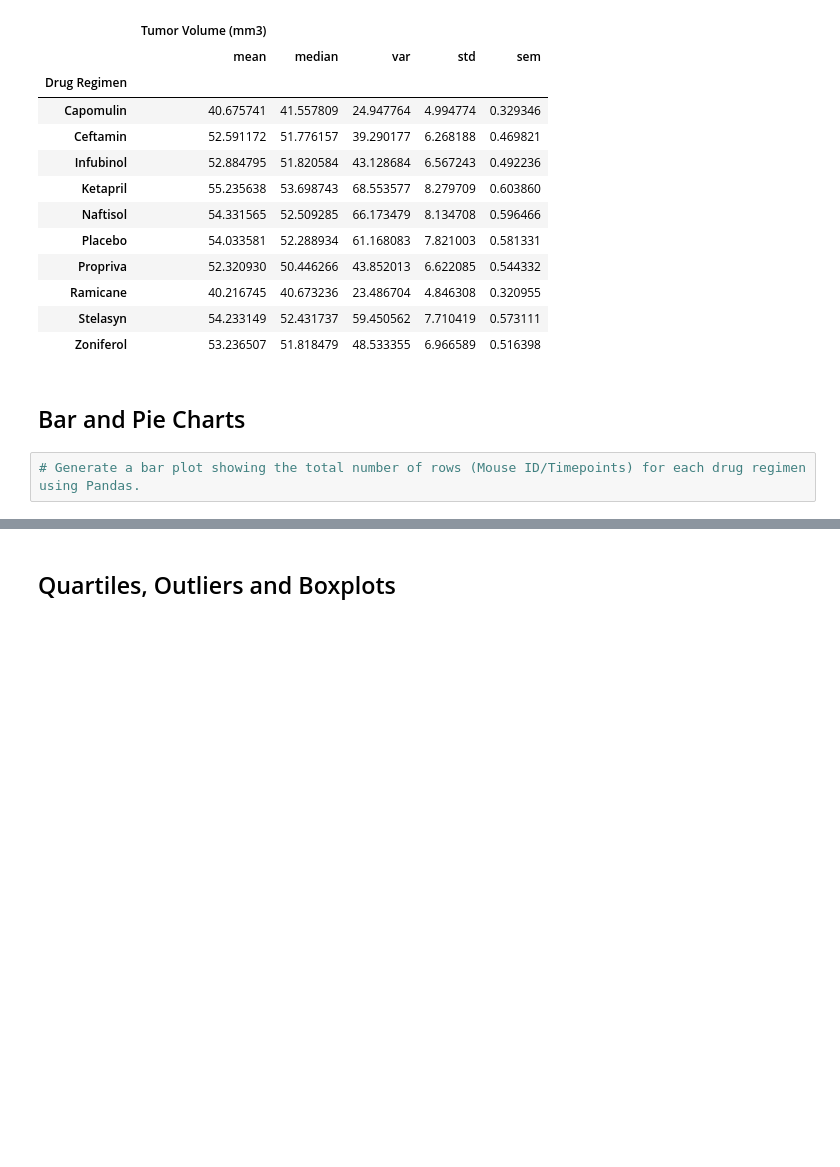
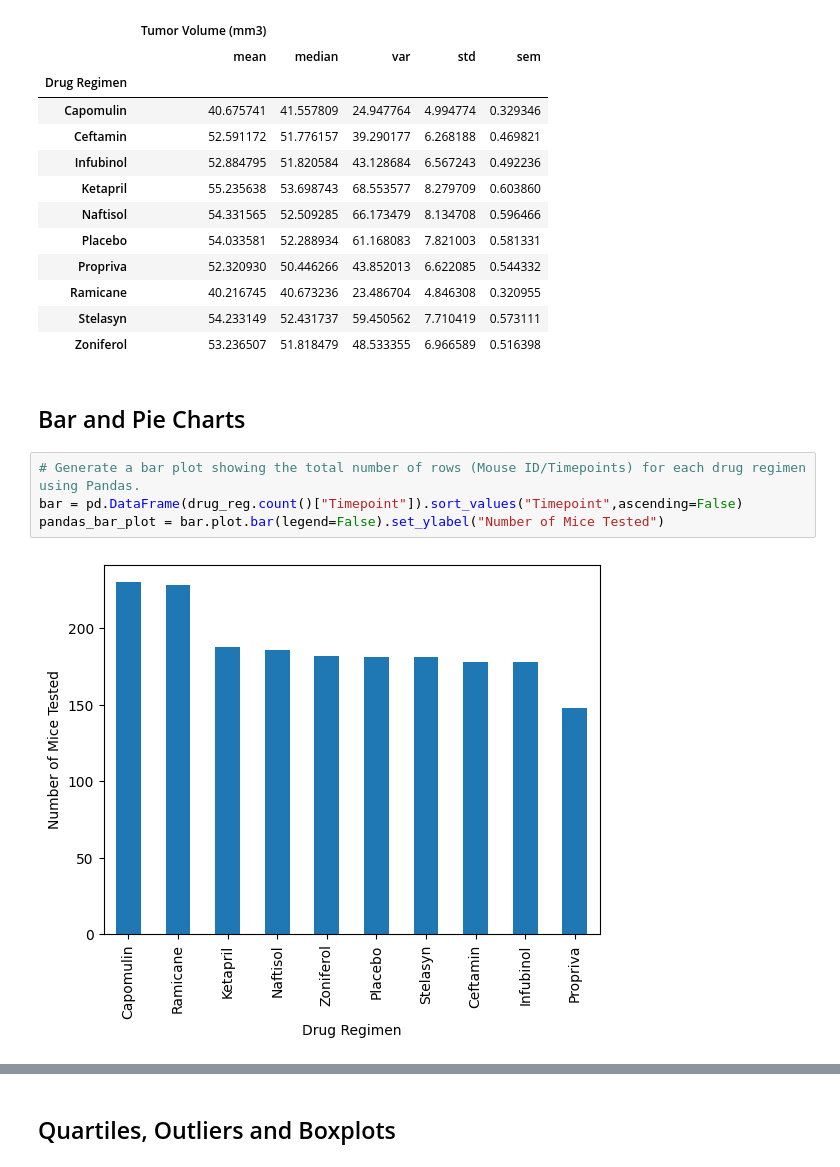
Before and after one commit to Nolan-Tonthat/pymaceuticals-challenge, a Jupyter notebook: pymaceuticals.ipynb, the cells around one changed output, grey strips where cells are left out. Cells and saved outputs as stored; diff of their text form; blank space fills up the shorter version.

Commit message:
bar and pie charts

```diff
--- a/pymaceuticals.ipynb
+++ b/pymaceuticals.ipynb
@@ -104,5 +104,9 @@ aggregate_df
 ## Bar and Pie Charts
 # %%
 # Generate a bar plot showing the total number of rows (Mouse ID/Timepoints) for each drug regimen using Pandas.
+bar = pd.DataFrame(drug_reg.count()["Timepoint"]).sort_values("Timepoint",ascending=False)
+pandas_bar_plot = bar.plot.bar(legend=False).set_ylabel("Number of Mice Tested")
+# %% [output]
+[figure, added]
 # %%
 # Generate a bar plot showing the total number of rows (Mouse ID/Timepoints) for each drug regimen using pyplot.
```
Also changed, not shown: parts of 4 cells of this notebook.
